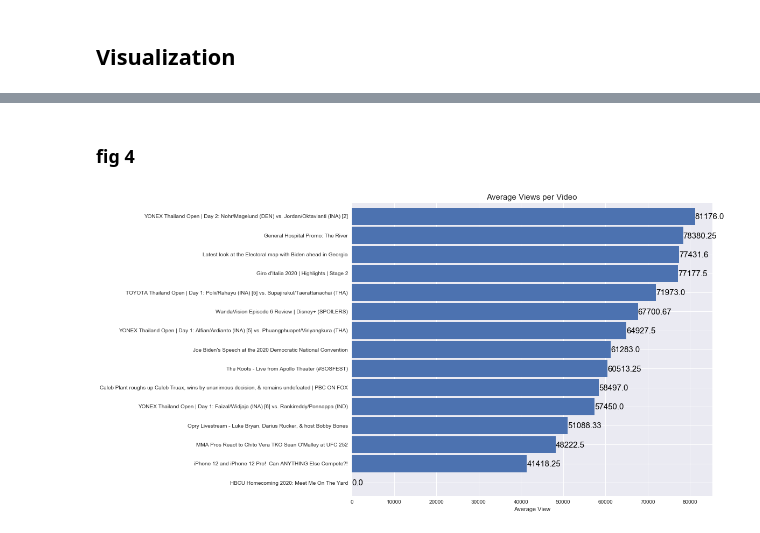
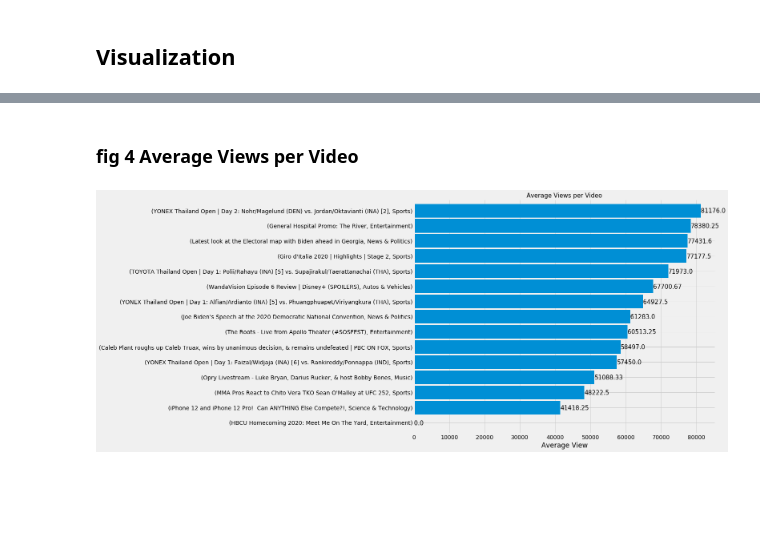
Before and after one commit to manny-p/youtube-trending-data, a Jupyter notebook: src/eda.ipynb, the cells around one changed output, grey strips where cells are left out. Drawn from its saved outputs; the diff is of its cells as text; code cells hidden in the pictures; blank space fills up the shorter version.

```diff
--- a/src/eda.ipynb
+++ b/src/eda.ipynb
@@ -283,0 +249,43 @@ plt.show()
+# %%
+# check #
+
+
+plt.style.use('fivethirtyeight')
+plt.figure(figsize=(20,10))
+pad = 10
+# n = 3
+# c = np.random.rand(n)
+
+# plot 10 most viewed categories
+ax1 = plt.subplot(1,2,1)
+
+
+# sort top 10 category values
+top_cat = df1.category.value_counts()[:10].sort_values()
+
+# set max color
+cat_co = ['grey' if (x < max(top_cat)) else 'red' for x in top_cat ]
+
+top_cat.plot(kind='barh', width=0.9, ax=ax1, color=cat_co)
+
+ax1.set_xlabel('Number of Views', labelpad=pad)
+ax1.set_title('Top 10 Most Viewed Categories', fontsize=20)
+
+
+# plot 10 most viewed channels
+ax2 = plt.subplot(1,2,2)
+
+top_chan = df1.channelTitle.value_counts()[:10].sort_values()
+
+# set max color
+chan_co = ['grey' if (x < max(top_chan)) else 'red' for x in top_chan ]
+
+top_chan.plot(kind='barh', width=0.9, ax=ax2, color=chan_co)
+
+
+ax2.set_xlabel('Number of Views', labelpad=pad)
+ax2.set_title('Top 10 Most Viewed Channels', fontsize=20)
+
+sns.despine(top=True, right=True)
+plt.tight_layout()
+# plt.show()
@@ -380,33 +574,33 @@ plt.show()
 # %% [markdown]
-### fig 4
+### fig 4 Average Views per Video
 # %%
 # add colors fo each colors
 plt.figure(figsize=(12,10))
 
 # Plot average views per title
-ax = df1.groupby('title').view_count.mean().sort_values()[:15].plot.barh(width=0.9)
+ax = df1.groupby(['title','category']).view_count.mean().sort_values()[:15].plot.barh(width=0.9)
 ax.set_title('Average Views per Video', fontsize=15)
 ax.set_ylabel('')
 ax.set_xlabel('Average View')
 sns.despine(top=True, right=True)
 
 # Create a list to collect the plt.patches data
 totals = []
 
 # Find the values and append to list
 for i in ax.patches:
     totals.append(i.get_width())
 
 # Set individual bar lables using above list
 total = sum(totals)
 
 # Set individual bar lables using above list
 for i in ax.patches:
     # Get_width pulls left or right; get_y pushes up or down
     ax.text(i.get_width()-0.5, i.get_y()+.3, \
             str(round((i.get_width()), 2)), fontsize=15,
 color='black')
 
 plt.show()
 # %% [output]
-[figure, old version]
+[figure, new version]
```
Also changed, not shown: parts of 45 cells of this notebook.
